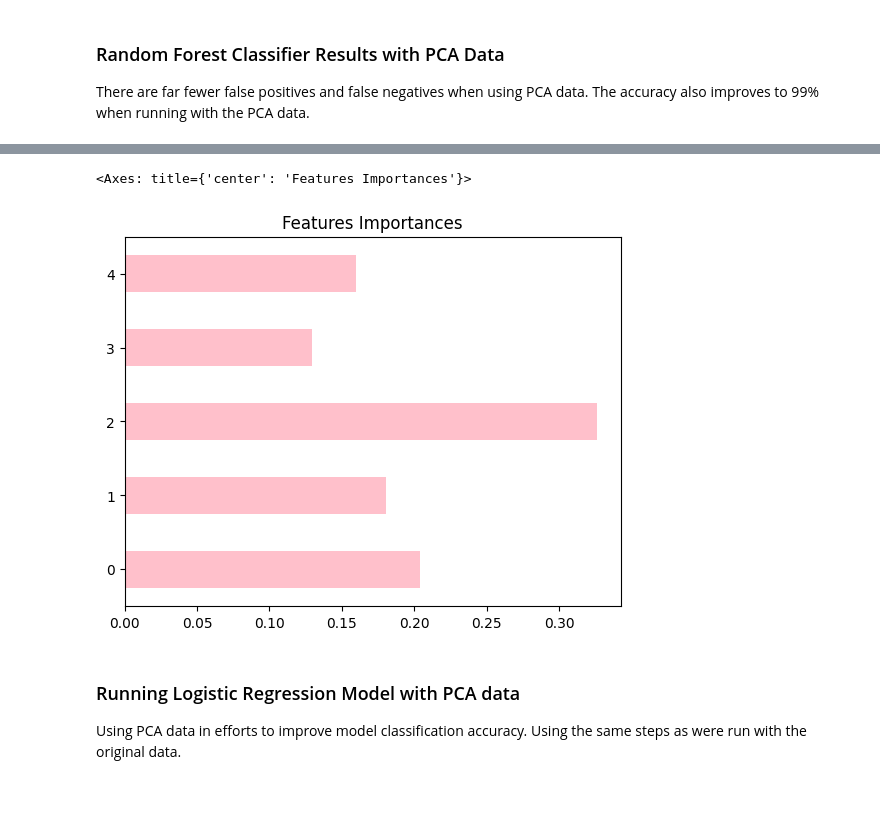
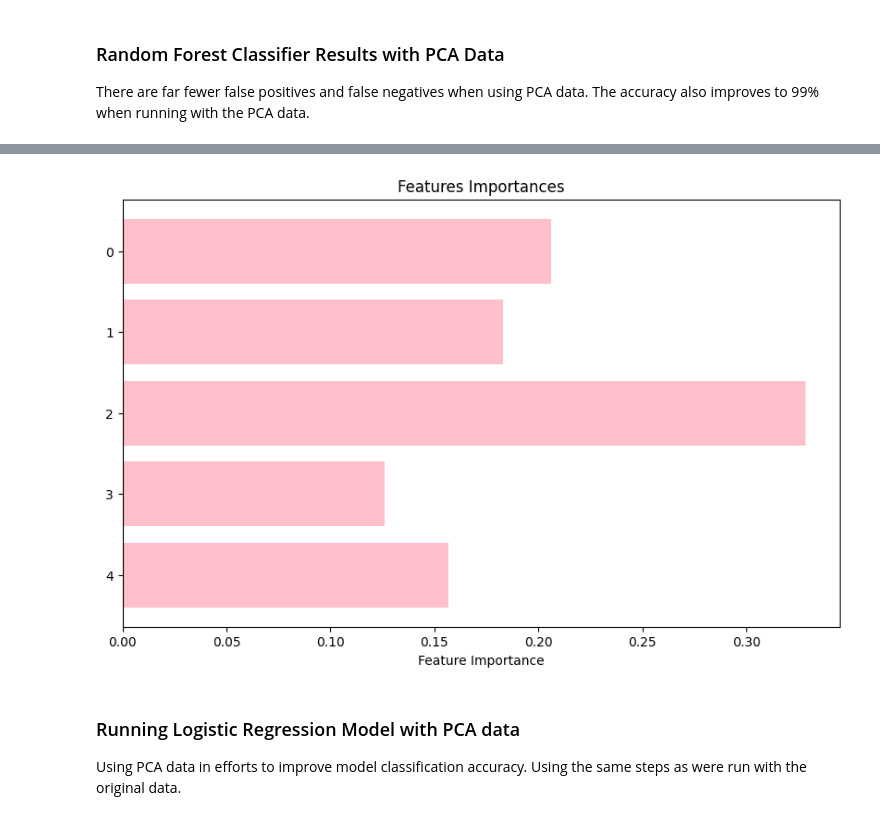
Before and after one commit to ndchian/project-4-group-3, a Jupyter notebook: notebook_colab.ipynb, the cells around one changed output, grey strips where cells are left out. Drawn from its saved outputs; the diff is of its cells as text; code cells hidden in the pictures.

```diff
--- a/notebook_colab.ipynb
+++ b/notebook_colab.ipynb
@@ -394,10 +400,16 @@ sorted(zip([f'PCA {x}' for x in range(1, len(pca_importances) + 1)],
-# %%
-# Visualize the features by importance
-pca_importances_df = pd.DataFrame(rf_pca_model.feature_importances_)
-pca_importances_df.plot(kind='barh', color='pink', title= 'Features Importances', legend=False)
-# %% [output]
-<Axes: title={'center': 'Features Importances'}>
-[figure, removed]
+# %%
+# Visualize the features by importance
+pca_importances_df = pd.DataFrame(rf_pca_model.feature_importances_)
+
+plt.figure(figsize=(10, 6))
+plt.barh(range(len(pca_importances_df)), pca_importances_df[0], color='pink')
+plt.yticks(range(len(pca_importances_df)), pca_importances_df.index)
+plt.xlabel('Feature Importance')
+plt.title('Features Importances')
+plt.gca().invert_yaxis()  # Invert y-axis to have the most important feature at the top
+plt.show()
+# %% [output]
+[figure, added]
 # %% [markdown]
 ### Running Logistic Regression Model with PCA data
 
```
Also changed, not shown: parts of 16 cells of this notebook, 3 other files.
